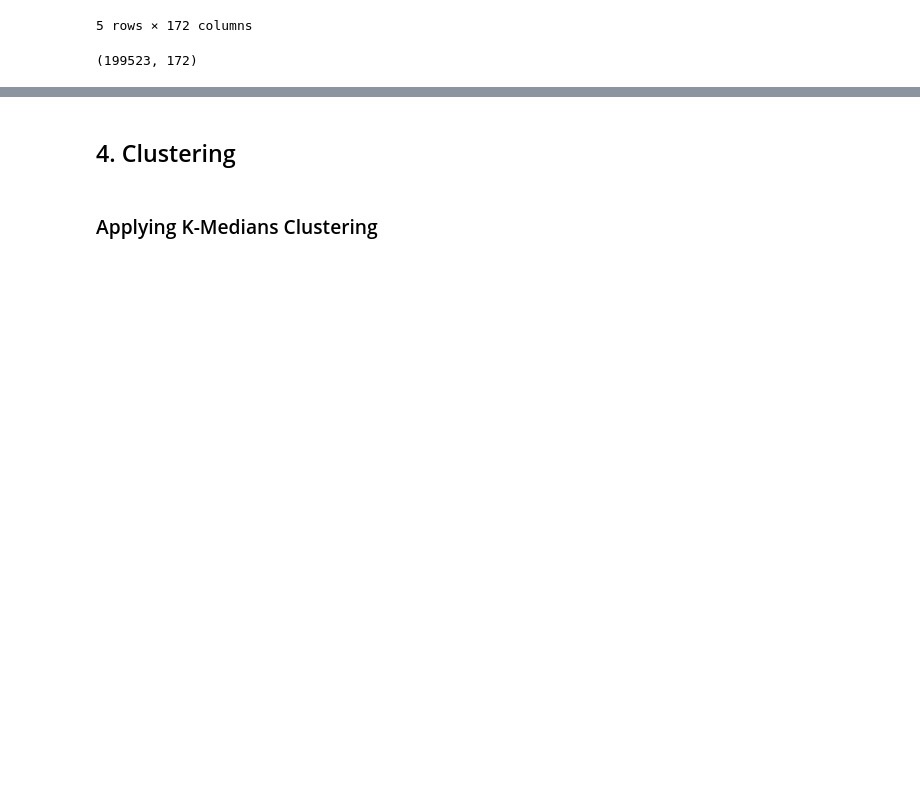
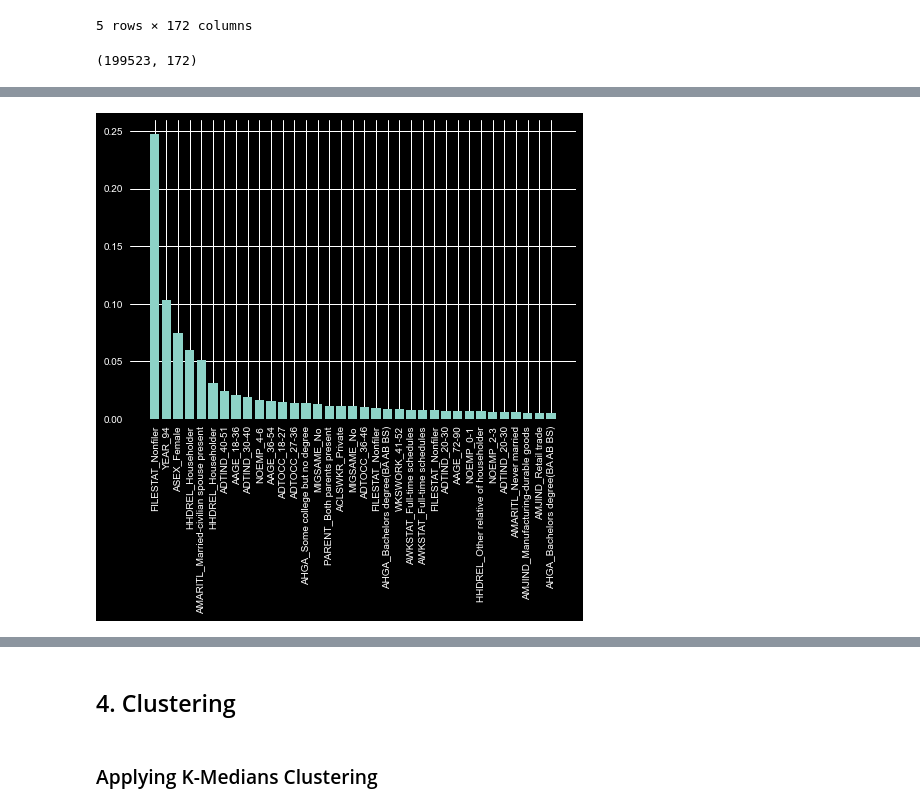
Before and after one commit to PritishWadhwa/ML-Assignments, a Jupyter notebook: Assignment3/Q1.ipynb, the cells around one changed output, grey strips where cells are left out. Drawn from its saved outputs; the diff is of its cells as text; code cells hidden in the pictures; blank space fills up the shorter version.

```diff
--- a/Assignment3/Q1.ipynb
+++ b/Assignment3/Q1.ipynb
@@ -324,0 +352,9 @@ finalPopulationData.shape
+# %%
+most_important_names = [
+    initial_columns[most_important[i]] for i in range(n_pcs)]
+# %%
+dic = {'PC{}'.format(i): most_important_names[i] for i in range(n_pcs)}
+# %%
+df = pd.DataFrame(dic.items())
+# %%
+pcaCols = df[1].values
@@ -324,0 +378,6 @@ finalPopulationData.shape
+# %%
+plt.bar(range(len(pcaCols)), model.explained_variance_ratio_)
+plt.xticks(range(len(pcaCols)), pcaCols, rotation=90)
+plt.show()
+# %% [output]
+[figure, added]
```
Also changed, not shown: parts of 42 cells of this notebook.
